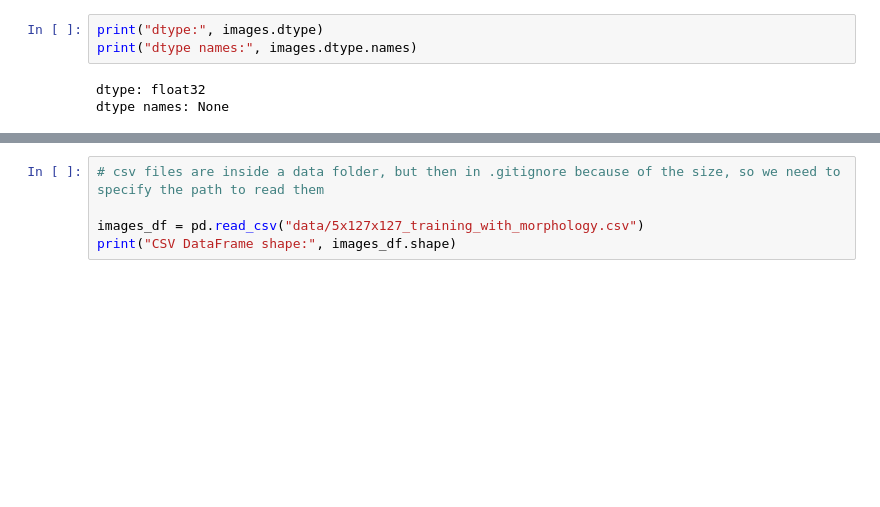
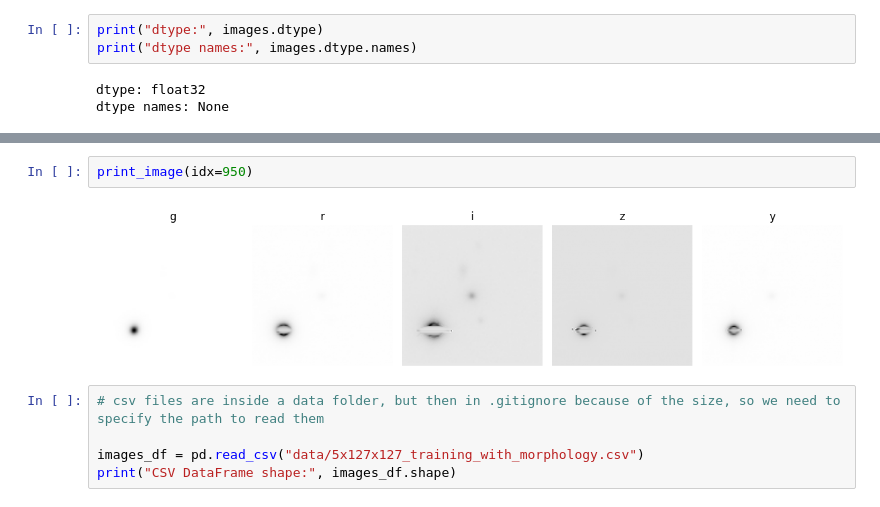
Before and after one commit to MADS-Milestone-2/Galaxy-Classifier, a Jupyter notebook: group-4-first-draft.ipynb, the cells around one changed output, grey strips where cells are left out. Drawn from its saved outputs; the diff is of its cells as text; blank space fills up the shorter version.

```diff
--- a/group-4-first-draft.ipynb
+++ b/group-4-first-draft.ipynb
@@ -143,3 +157,7 @@ plt.show()
+# %%
+print_image(idx=950)
+# %% [output]
+[figure, added]
 # %%
 # csv files are inside a data folder, but then in .gitignore because of the size, so we need to specify the path to read them
 
```
Also changed, not shown: parts of 5 cells of this notebook.
